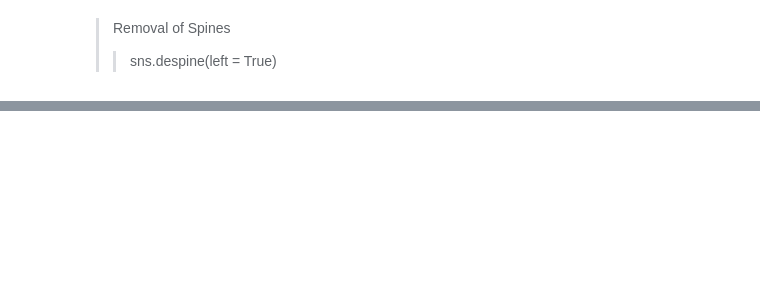
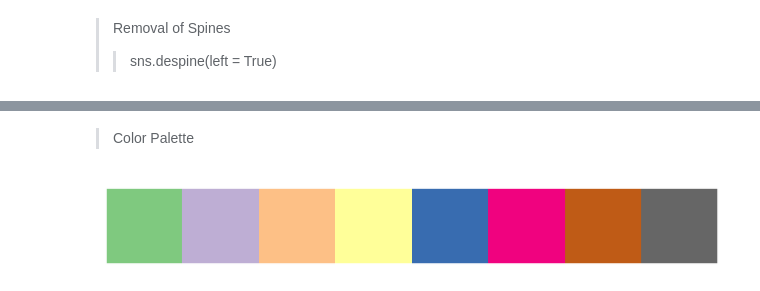
Before and after one commit to nikitenko1/dive-into-seaborn, a Jupyter notebook: 0.ipynb, the cells around one changed output, grey strips where cells are left out. Drawn from its saved outputs; the diff is of its cells as text; code cells hidden in the pictures; blank space fills up the shorter version.

```diff
--- a/0.ipynb
+++ b/0.ipynb
@@ -81,0 +143,16 @@ plt.show()
+# %% [markdown]
+> Color Palette
+# %%
+# current colot palette
+palette = sns.color_palette()
+
+# plots the color palette as a
+# horizontal array
+sns.palplot(palette)
+# (function) def palplot(
+#     pal: Sequence[ColorType],
+#     size: int = 1
+# )
+plt.show()
+# %% [output]
+[figure, added]
```
Also changed, not shown: parts of 30 cells of this notebook.
